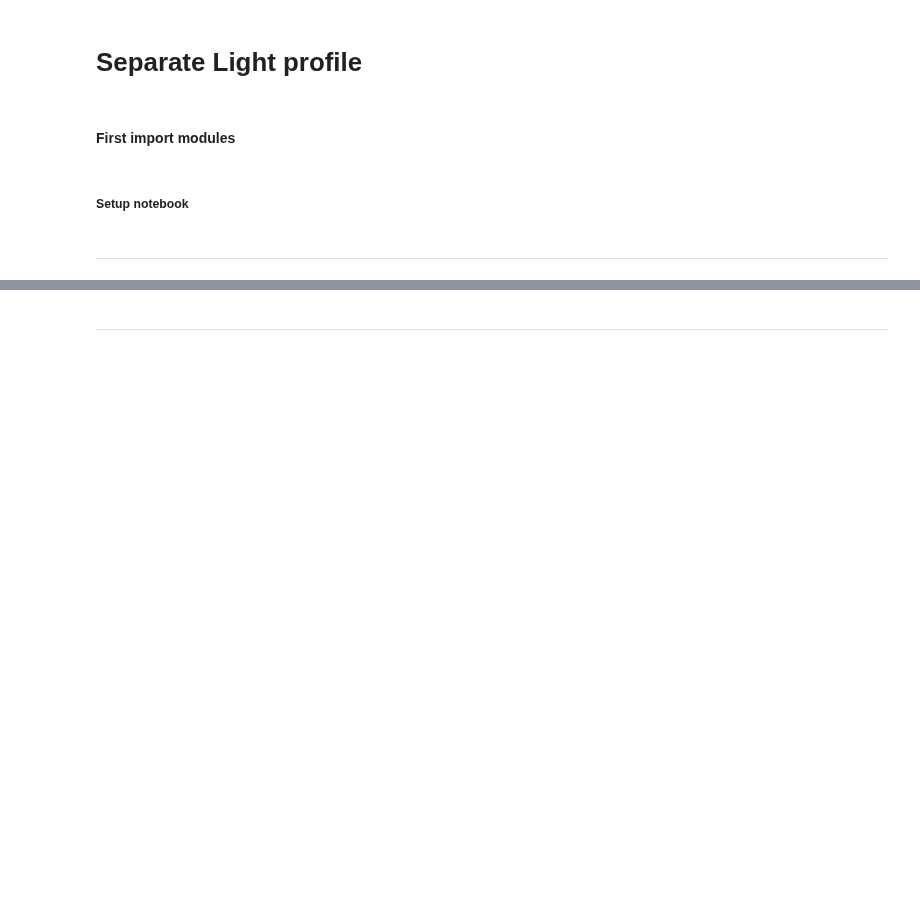
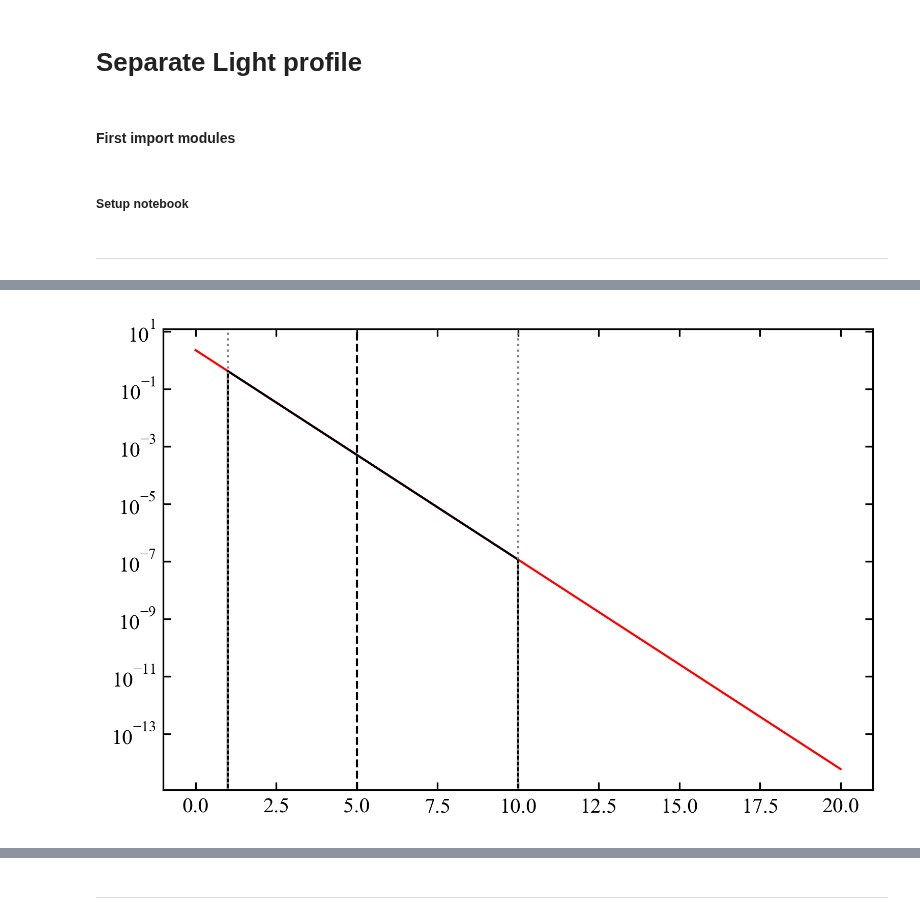
Before and after one commit to dysmalpy/dysmalpy, a Jupyter notebook: test_nbs/dysmalpy_sep_light.ipynb, the cells around one changed output, grey strips where cells are left out. Cells and saved outputs as stored; diff of their text form; code cells hidden in the pictures; blank space fills up the shorter version.

```diff
--- a/test_nbs/dysmalpy_sep_light.ipynb
+++ b/test_nbs/dysmalpy_sep_light.ipynb
@@ -39,0 +67,17 @@ def tie_sigz_reff(model_set):
+# %%
+TSersic = models.LightTruncateSersic(r_eff=5., n =1., L_tot=1., r_inner=1., r_outer=10.)
+Sersic = models.LightTruncateSersic(r_eff=5., n =1., L_tot=1.)
+# %%
+r = np.arange(0.,20.1,0.1)
+# %%
+TLr = TSersic(r)
+SLr = Sersic(r)
+# %%
+plt.plot(r, SLr, color='red')
+plt.plot(r, TLr, color='black')
+plt.gca().axvline(x=TSersic.r_eff.value, ls='--', color='k')
+plt.gca().axvline(x=TSersic.r_inner.value, ls=':', color='grey')
+plt.gca().axvline(x=TSersic.r_outer.value, ls=':', color='grey')
+plt.gca().set_yscale('log')
+# %% [output]
+[figure, added]
```
Also changed, not shown: parts of 107 cells of this notebook, 4 other files.
